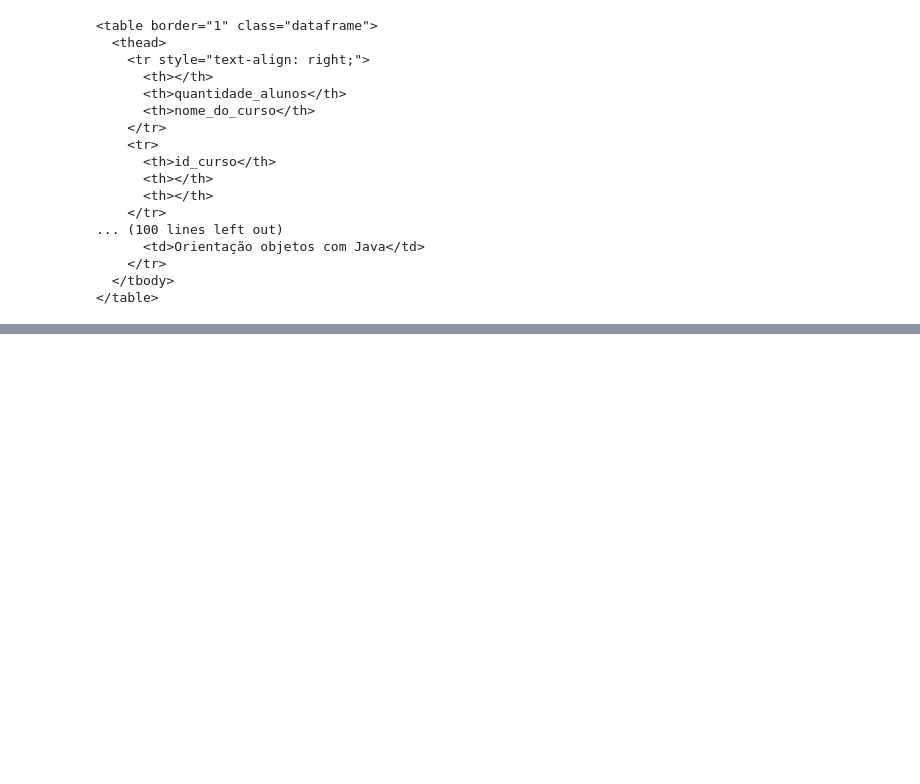
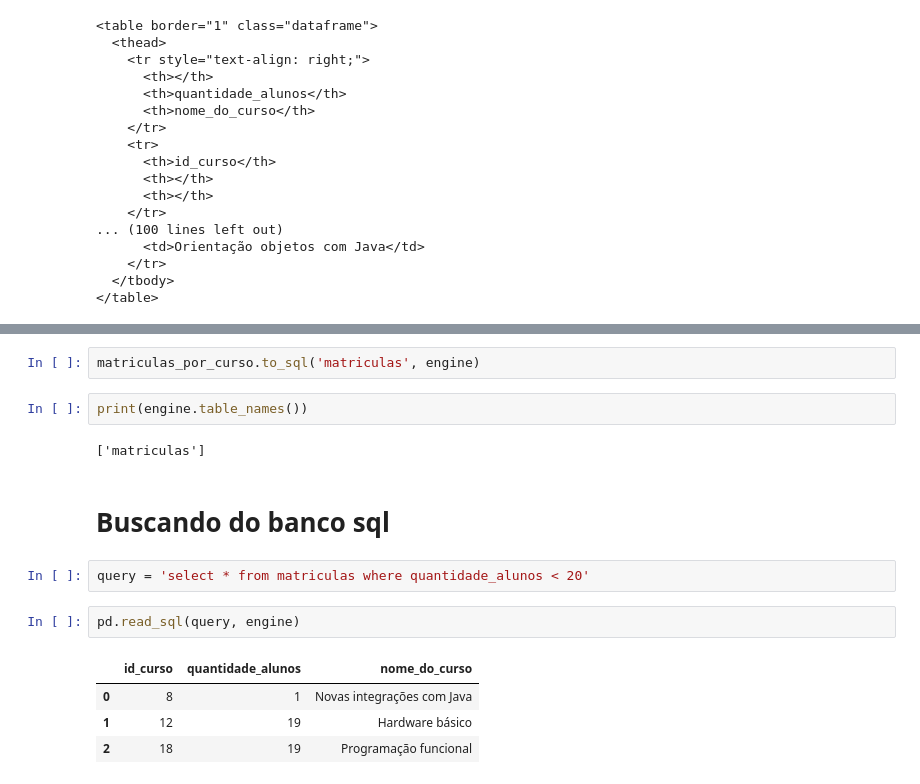
Before and after one commit to joutav/Curso-Pandas-IO, a Jupyter notebook: Pandas IO.ipynb, the cells around one changed output, grey strips where cells are left out. Drawn from its saved outputs; the diff is of its cells as text; blank space fills up the shorter version.

```diff
--- a/Pandas IO.ipynb
+++ b/Pandas IO.ipynb
@@ -393,0 +420,17 @@ print(matriculas_html)
+# %%
+matriculas_por_curso.to_sql('matriculas', engine)
+# %%
+print(engine.table_names())
+# %% [output]
+['matriculas']
+# %% [markdown]
+# Buscando do banco sql
+# %%
+query = 'select * from matriculas where quantidade_alunos < 20'
+# %%
+pd.read_sql(query, engine)
+# %% [output]
+|  | id_curso | quantidade_alunos | nome_do_curso |
+| 0 | 8 | 1 | Novas integrações com Java |
+| 1 | 12 | 19 | Hardware básico |
+| 2 | 18 | 19 | Programação funcional |
```
Also changed, not shown: parts of 14 cells of this notebook.
